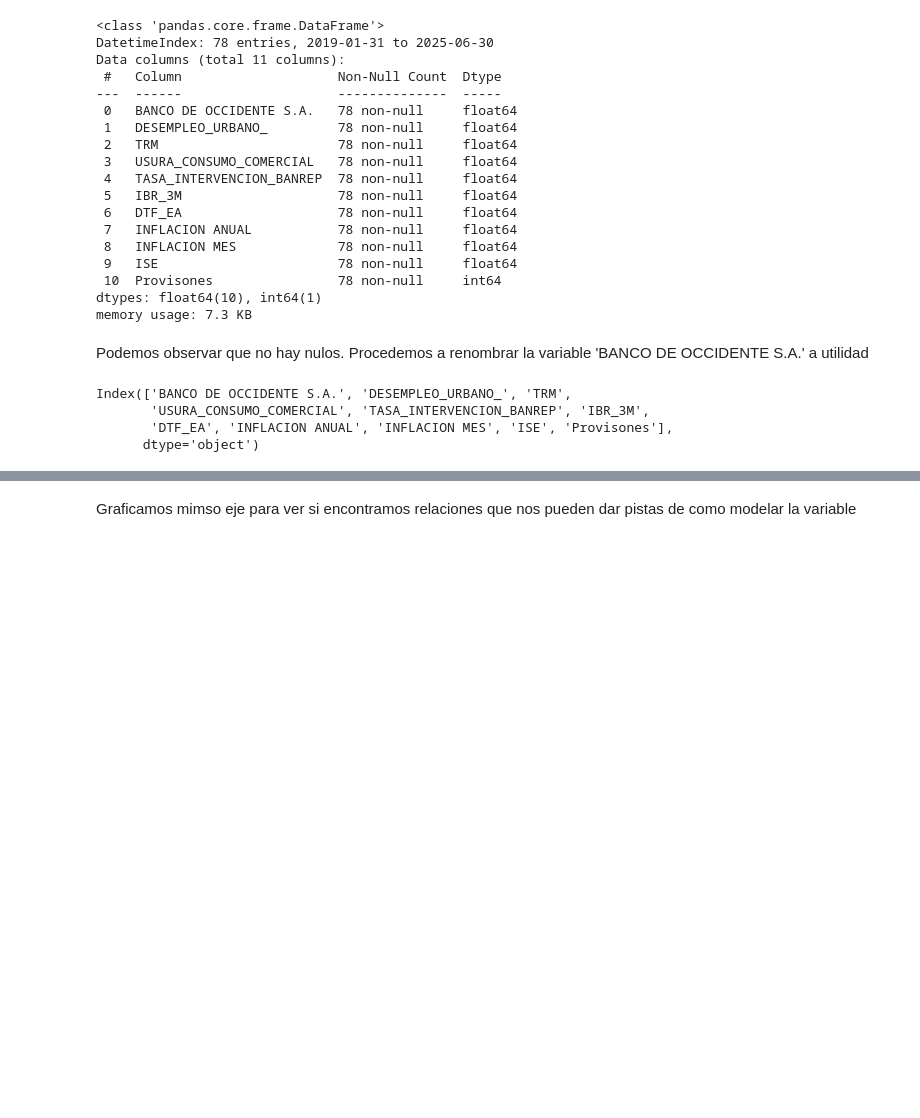
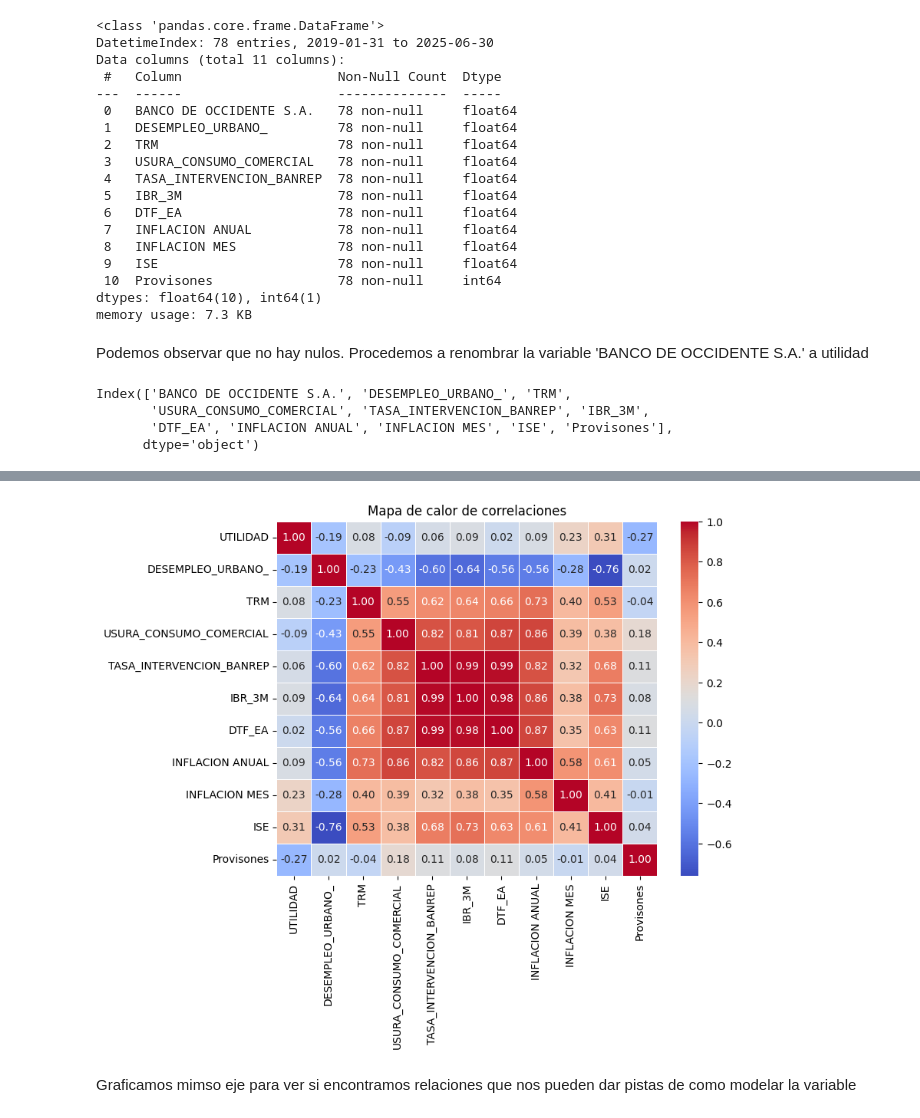
Before and after one commit to JuanPabloP23/Proyecto-An-lisis-de-datos, a Jupyter notebook: Modelo_De_Utilidad.ipynb, the cells around one changed output, grey strips where cells are left out. Saved outputs shown, nothing was run; the diff lists cells and outputs as text; code cells hidden in the pictures; blank space fills up the shorter version.

```diff
--- a/Modelo_De_Utilidad.ipynb
+++ b/Modelo_De_Utilidad.ipynb
@@ -80,3 +149,17 @@ df.corr()
+# %%
+import seaborn as sns
+
+df.corr()
+# Calcular matriz de correlaciones
+corr = df.corr()
+
+# Crear heatmap
+plt.figure(figsize=(8,6))
+sns.heatmap(corr, annot=True, cmap="coolwarm", fmt=".2f", linewidths=0.5)
+plt.title("Mapa de calor de correlaciones")
+plt.show()
+# %% [output]
+[figure, added]
 # %% [markdown]
 Graficamos mimso eje para ver si encontramos relaciones que nos pueden dar pistas de como modelar la variable
 # %%
```
Also changed, not shown: parts of 28 cells of this notebook.
